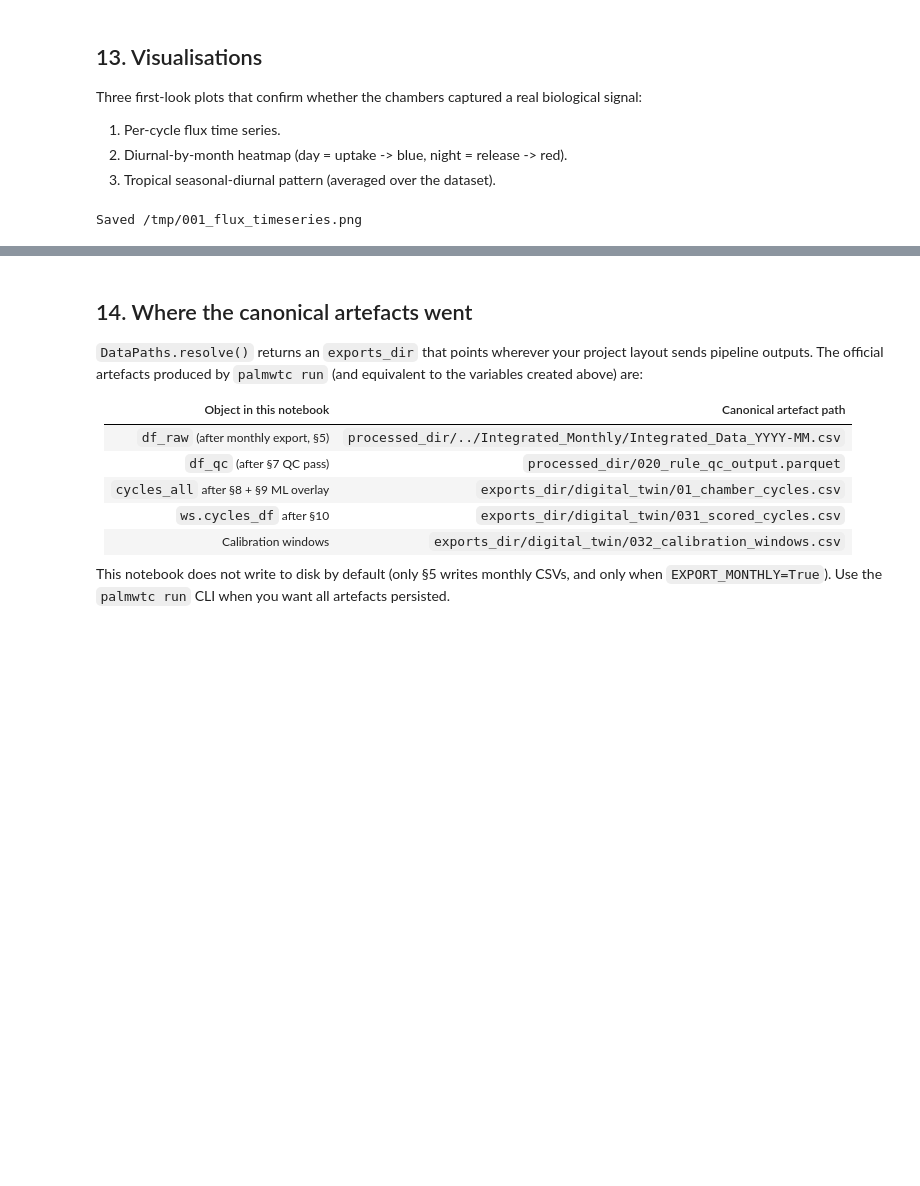
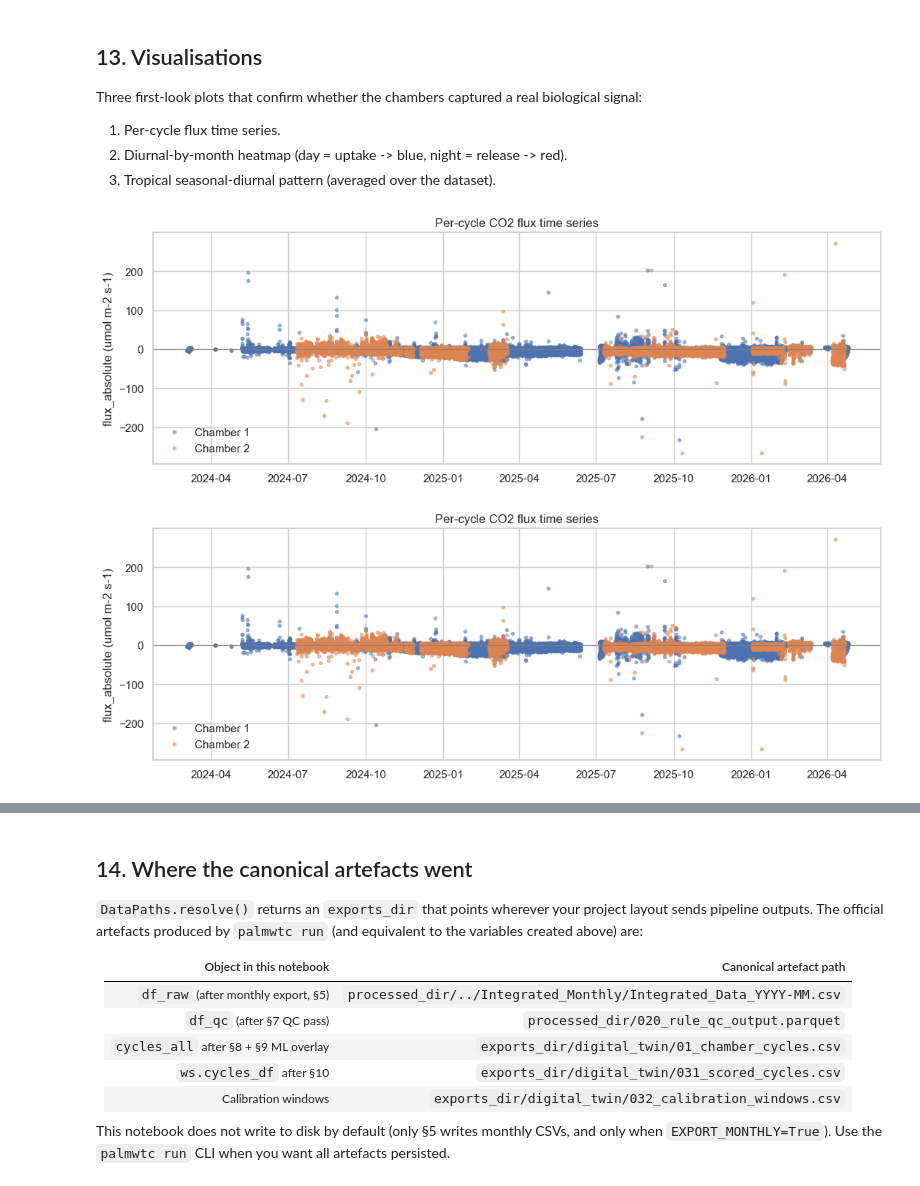
Before and after one commit to adisapoetro/palmwtc, a Jupyter notebook: docs/tutorials/001_End_to_End_Real_Chamber_Data.ipynb, the cells around one changed output, grey strips where cells are left out. Saved outputs shown, nothing was run; the diff lists cells and outputs as text; code cells hidden in the pictures; blank space fills up the shorter version.

```diff
--- a/docs/tutorials/001_End_to_End_Real_Chamber_Data.ipynb
+++ b/docs/tutorials/001_End_to_End_Real_Chamber_Data.ipynb
@@ -567,28 +566,27 @@ real biological signal:
 2. Diurnal-by-month heatmap (day = uptake -> blue, night = release -> red).
 3. Tropical seasonal-diurnal pattern (averaged over the dataset).
 # %%
-import matplotlib.pyplot as plt
 from palmwtc.viz import set_style
 
 set_style()
 
 cycles_for_viz = cycles_for_val.copy()
 cycles_for_viz["flux_date"] = cycles_for_viz["flux_datetime"]   # alias
 
 # 1. Per-cycle flux time series
 fig1, ax1 = plt.subplots(figsize=(11, 4))
 for chamber, sub in cycles_for_viz.groupby("Source_Chamber"):
     ax1.plot(sub["flux_datetime"], sub["flux_absolute"],
              marker=".", linestyle="", alpha=0.5, label=str(chamber))
 ax1.axhline(0, color="grey", lw=0.6)
 ax1.set_ylabel("flux_absolute (umol m-2 s-1)")
 ax1.set_title("Per-cycle CO2 flux time series")
 ax1.legend(loc="best", frameon=False)
 fig1.tight_layout()
-fig1.savefig("/tmp/001_flux_timeseries.png", dpi=100, bbox_inches="tight")
-print("Saved /tmp/001_flux_timeseries.png")
+fig1    # last expression -> inline display in Jupyter / embed in papermill
 # %% [output]
-Saved /tmp/001_flux_timeseries.png
+[figure, added]
+[figure, added]
 # %%
 from palmwtc.viz import plot_flux_heatmap
 
```
Also changed, not shown: parts of 3 cells of this notebook, 1 other file.
